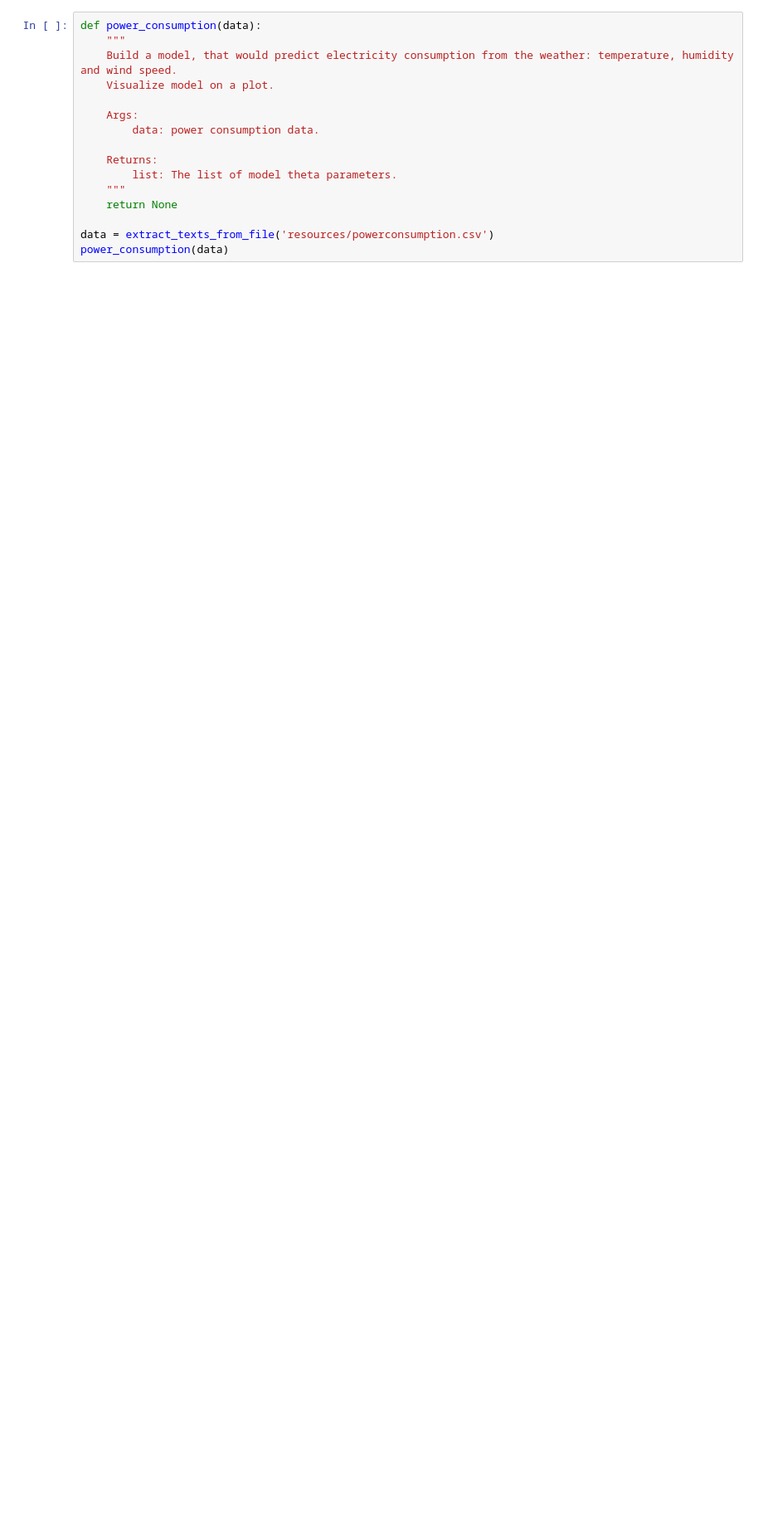
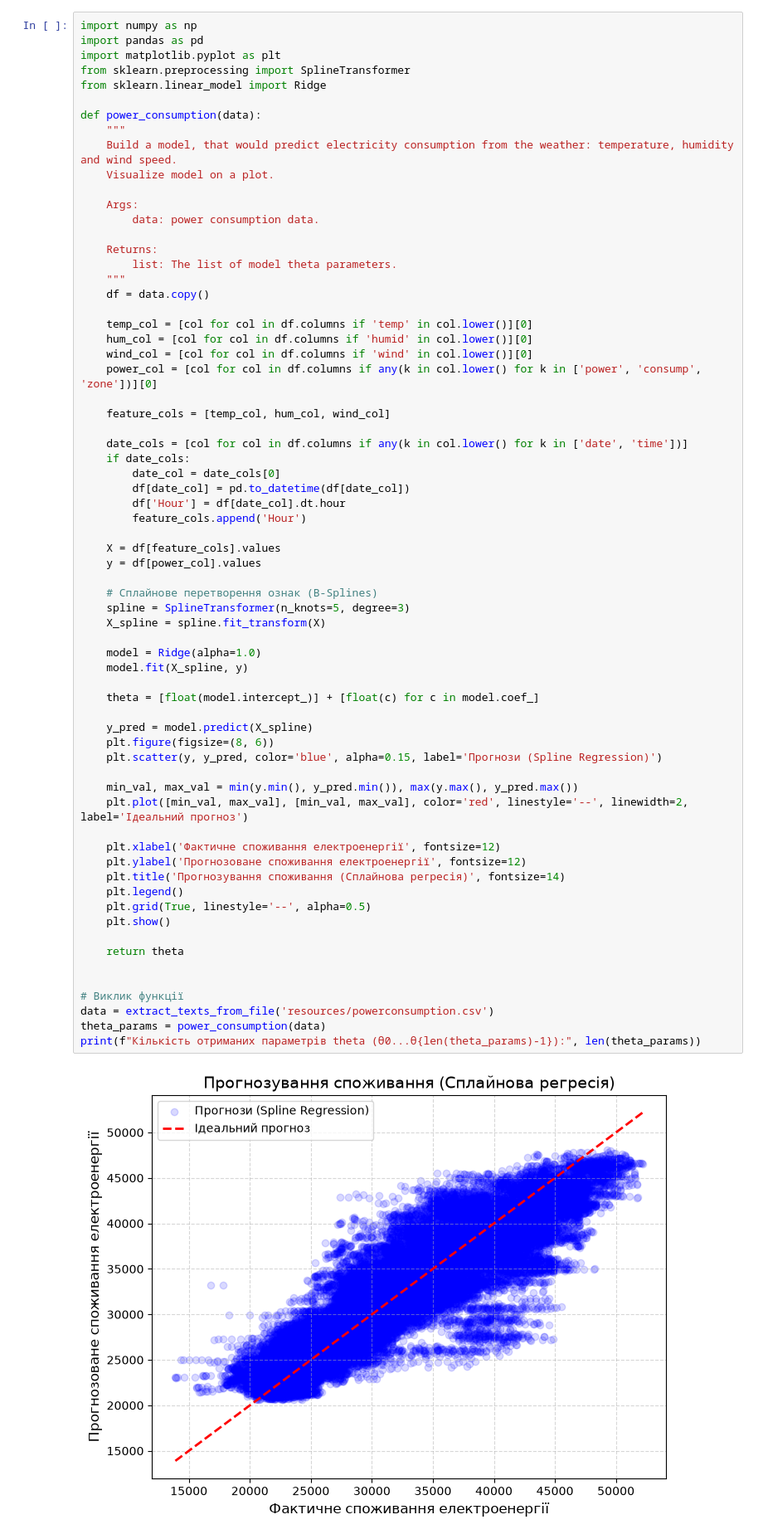
Before and after one commit to OleksandrKyrstiuk/ida-labs, a Jupyter notebook: assignement-3.ipynb, the cells around one changed output. Shown at 83% size. Drawn from its saved outputs; the diff is of its cells as text; blank space fills up the shorter version.

```diff
--- a/assignement-3.ipynb
+++ b/assignement-3.ipynb
@@ -82,18 +173,71 @@ Process file `powerconsumption.csv`. Build a model, that would predict electrici
 
 Choose regression model that would best fit the data. Choose the library for model implementation (sklearn, other library, custom implementation).
 # %%
+import numpy as np
+import pandas as pd
+import matplotlib.pyplot as plt
+from sklearn.preprocessing import SplineTransformer
+from sklearn.linear_model import Ridge
+
 def power_consumption(data):
     """
     Build a model, that would predict electricity consumption from the weather: temperature, humidity and wind speed.
     Visualize model on a plot.
 
     Args:
         data: power consumption data.
 
     Returns:
         list: The list of model theta parameters.
     """
-    return None
+    df = data.copy()
 
+    temp_col = [col for col in df.columns if 'temp' in col.lower()][0]
+    hum_col = [col for col in df.columns if 'humid' in col.lower()][0]
+    wind_col = [col for col in df.columns if 'wind' in col.lower()][0]
+    power_col = [col for col in df.columns if any(k in col.lower() for k in ['power', 'consump', 'zone'])][0]
+
+    feature_cols = [temp_col, hum_col, wind_col]
+
+    date_cols = [col for col in df.columns if any(k in col.lower() for k in ['date', 'time'])]
+    if date_cols:
+        date_col = date_cols[0]
+        df[date_col] = pd.to_datetime(df[date_col])
+        df['Hour'] = df[date_col].dt.hour
+        feature_cols.append('Hour')
+
+    X = df[feature_cols].values
+    y = df[power_col].values
+
+    # Сплайнове перетворення ознак (B-Splines)
+    spline = SplineTransformer(n_knots=5, degree=3)
+    X_spline = spline.fit_transform(X)
+
+    model = Ridge(alpha=1.0)
+    model.fit(X_spline, y)
+
+    theta = [float(model.intercept_)] + [float(c) for c in model.coef_]
+
+    y_pred = model.predict(X_spline)
+    plt.figure(figsize=(8, 6))
+    plt.scatter(y, y_pred, color='blue', alpha=0.15, label='Прогнози (Spline Regression)')
+
+    min_val, max_val = min(y.min(), y_pred.min()), max(y.max(), y_pred.max())
+    plt.plot([min_val, max_val], [min_val, max_val], color='red', linestyle='--', linewidth=2, label='Ідеальний прогноз')
+
+    plt.xlabel('Фактичне споживання електроенергії', fontsize=12)
+    plt.ylabel('Прогнозоване споживання електроенергії', fontsize=12)
+    plt.title('Прогнозування споживання (Сплайнова регресія)', fontsize=14)
+    plt.legend()
+    plt.grid(True, linestyle='--', alpha=0.5)
+    plt.show()
+
+    return theta
+
+
+# Виклик функції
 data = extract_texts_from_file('resources/powerconsumption.csv')
-power_consumption(data)
+theta_params = power_consumption(data)
+print(f"Кількість отриманих параметрів theta (θ0...θ{len(theta_params)-1}):", len(theta_params))
+# %% [output]
+[figure, added]
```
Also changed, not shown: parts of 8 cells of this notebook, 1 other file.
